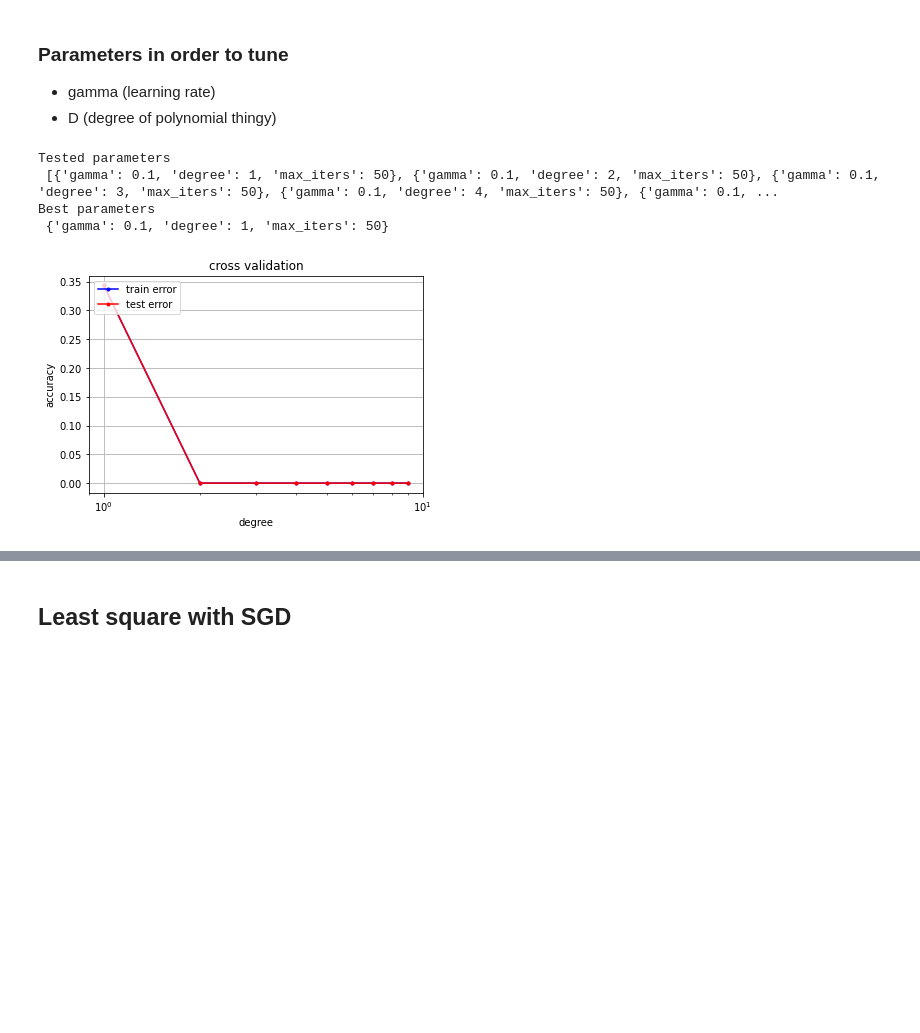
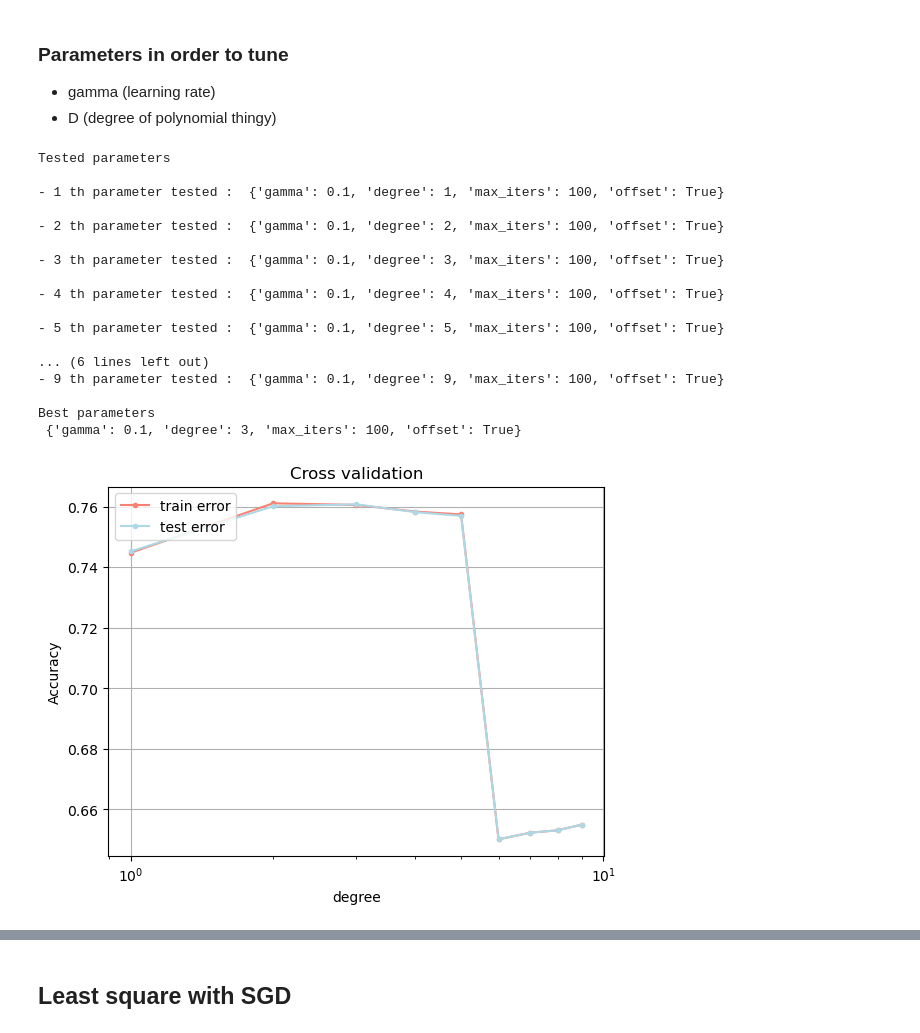
Before and after one commit to Alicia-max/ML--Binary-classification_Higgs-boson-competition, a Jupyter notebook: project/visu.ipynb, the cells around one changed output, grey strips where cells are left out. Saved outputs shown, nothing was run; the diff lists cells and outputs as text; code cells hidden in the pictures; blank space fills up the shorter version.

```diff
--- a/project/visu.ipynb
+++ b/project/visu.ipynb
@@ -101,8 +101,11 @@ plt.show()
 # %% [markdown]
 # Method implementation
 # %%
-seed = 2
+#Fixed Parameters
+seed = 24
 k_fold = 5
+max_iter = 100
+offset=True
 # %% [markdown]
 ## Least square with GD
 # %% [markdown]
@@ -112,23 +115,37 @@ k_fold = 5
 # %%
 method = least_squares_GD
 degree=np.arange(1,10)
+gamma = 0.1
+parameters_GD = []
 
-gamma = 0.1
-max_iters = 50
-parameters = []
 for d in degree:
-    parameters.append({'gamma':gamma, 'degree':d, 'max_iters':max_iters})
-print('Tested parameters\n', parameters)
+    parameters_GD.append({'gamma':gamma, 'degree':d, 'max_iters':max_iters, 'offset': offset})
+
+print_param_test(parameters_GD)
+
 acc_tr_deg, acc_te_deg, idx_best = cross_tunning(preprocessed_y, preprocessed_X,
-                                         k_fold=k_fold, method=method , parameters=parameters, seed=seed)
+                                         k_fold=k_fold, method=method , parameters=parameters_GD, seed=seed, log=False)
 
 
 cross_validation_visualization(degree, acc_tr_deg, acc_te_deg, 'degree')
-print('Best parameters\n', parameters[idx_best])
+print('Best parameters\n', parameters_GD[idx_best])
 # %% [output]
 Tested parameters
- [{'gamma': 0.1, 'degree': 1, 'max_iters': 50}, {'gamma': 0.1, 'degree': 2, 'max_iters': 50}, {'gamma': 0.1, 'degree': 3, 'max_iters': 50}, {'gamma': 0.1, 'degree': 4, 'max_iters': 50}, {'gamma': 0.1, ...
+
+- 1 th parameter tested :  {'gamma': 0.1, 'degree': 1, 'max_iters': 100, 'offset': True}
+
+- 2 th parameter tested :  {'gamma': 0.1, 'degree': 2, 'max_iters': 100, 'offset': True}
+
+- 3 th parameter tested :  {'gamma': 0.1, 'degree': 3, 'max_iters': 100, 'offset': True}
+
+- 4 th parameter tested :  {'gamma': 0.1, 'degree': 4, 'max_iters': 100, 'offset': True}
+
+- 5 th parameter tested :  {'gamma': 0.1, 'degree': 5, 'max_iters': 100, 'offset': True}
+
+... (6 lines left out)
+- 9 th parameter tested :  {'gamma': 0.1, 'degree': 9, 'max_iters': 100, 'offset': True}
+
 Best parameters
- {'gamma': 0.1, 'degree': 1, 'max_iters': 50}
+ {'gamma': 0.1, 'degree': 3, 'max_iters': 100, 'offset': True}
-[figure, old version]
+[figure, new version]
 # %%
```
Also changed, not shown: parts of 26 cells of this notebook, 5 other files.
